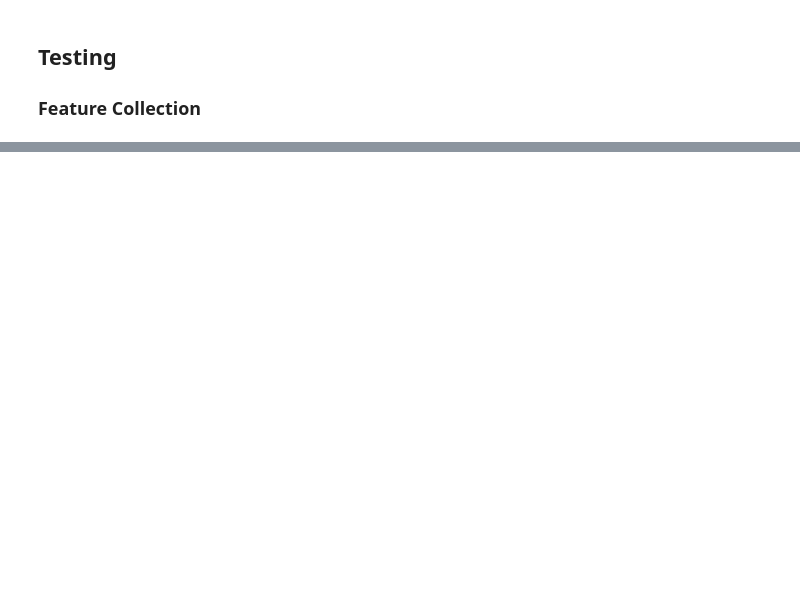
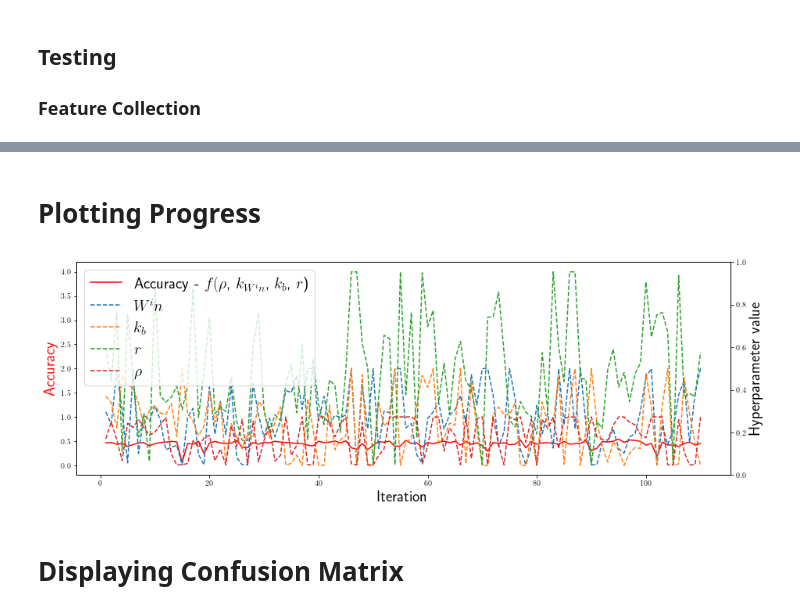
Before and after one commit to jorisptrs/Bachelor-Thesis, a Jupyter notebook: Code/experiments/1 classification/Classification.ipynb, the cells around one changed output, grey strips where cells are left out. Saved outputs shown, nothing was run; the diff lists cells and outputs as text; code cells hidden in the pictures; blank space fills up the shorter version.

```diff
--- a/Code/experiments/1 classification/Classification.ipynb
+++ b/Code/experiments/1 classification/Classification.ipynb
@@ -99,0 +52,4 @@ Filtered to 177080 samples of shape (10, 13)
+# %%
+from dataset.data_helpers import *
+
+phonemes, features_train, labels_train = filter_data(features_train, labels_train, limit=2000)
@@ -280,0 +241,39 @@ def compute_Cs_and_Ns_below_phoneme(features, labels, esn, aperture):
+# %% [markdown]
+# Plotting Progress
+# %%
+plt.rcParams['text.usetex'] = True
+fig, ax1 = plt.subplots(figsize = (15, 5))
+
+ax2 = ax1.twinx()
+
+# Scores:
+ax1.plot(range(1, 1 + len(optimizer.space.target)), optimizer.space.target, color='r', label="Accuracy - $f(\\rho$, $k_{W^in}$, $k_b$, $r$)")
+
+# Parameters
+W_in_scale = []
+b_scale = []
+spectral_radius = []
+weights = []
+
+for res in optimizer.res:
+    W_in_scale.append(res["params"]["W_in_scale"])
+    b_scale.append(res["params"]["b_scale"])
+    spectral_radius.append(res["params"]["spectral_radius"])
+    weights.append(res["params"]["weights"])
+
+if True:
+    ax1.plot(range(1, 1 + len(optimizer.space.target)), W_in_scale, "--", label="$W^{in}$")
+    ax1.plot(range(1, 1 + len(optimizer.space.target)), b_scale, "--", label="$k_b$")
+    ax1.plot(range(1, 1 + len(optimizer.space.target)), spectral_radius, "--", label="$r$")
+    ax1.plot(range(1, 1 + len(optimizer.space.target)), weights, "--", label="$\\rho$")
+
+ax1.set_xlabel('Iteration', fontsize = 20)
+ax1.set_ylabel('Accuracy', color="r", fontsize = 20)
+ax2.set_ylabel('Hyperparameter value', fontsize = 20)
+
+ax1.legend(loc="upper left", fontsize = 20)
+fig.show()
+# %% [output]
+[figure, added]
+# %% [markdown]
+# Displaying Confusion Matrix
```
Also changed, not shown: parts of 17 cells of this notebook, 15 other files.
